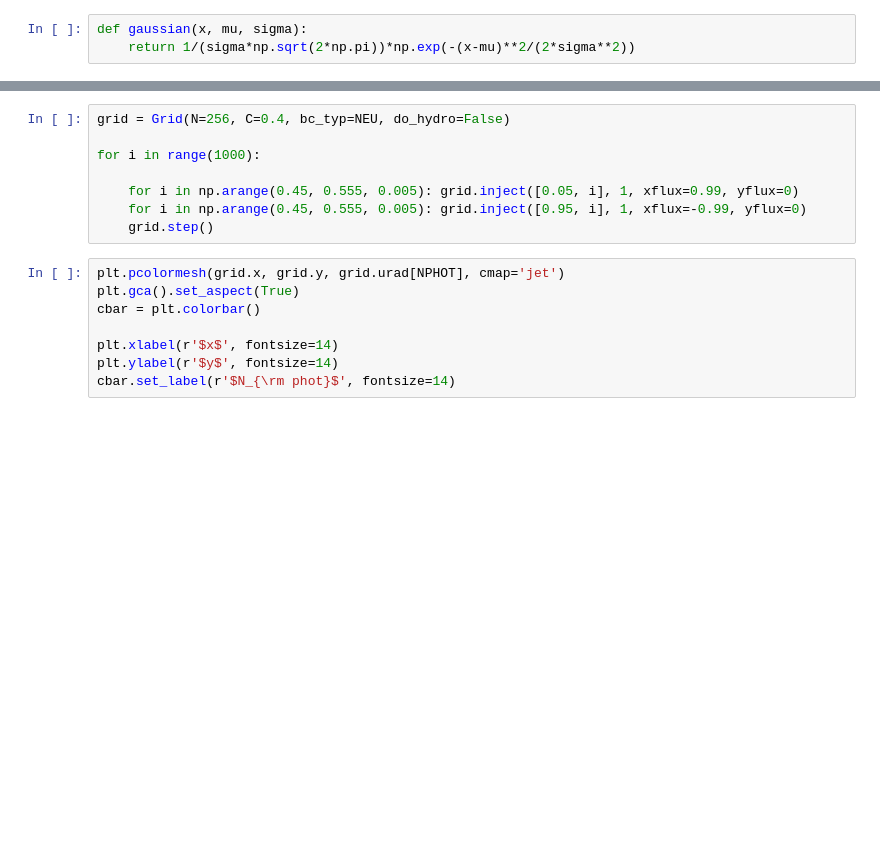
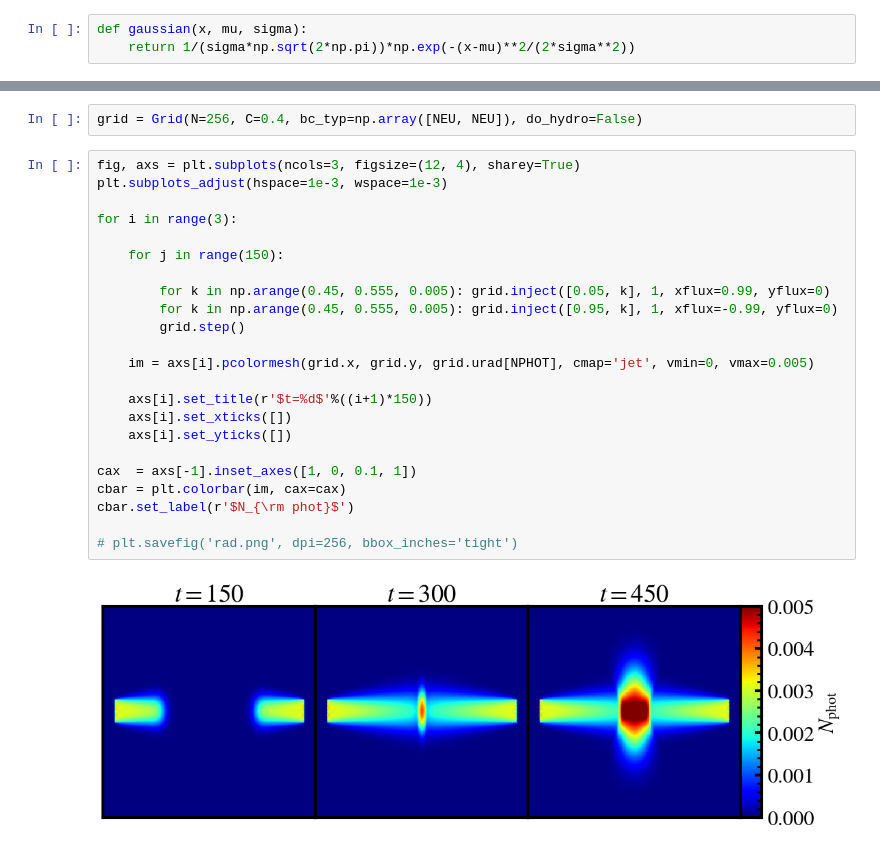
Before and after one commit to zandalman/hydro-M1, a Jupyter notebook: vis.ipynb, the cells around one changed output, grey strips where cells are left out. Drawn from its saved outputs; the diff is of its cells as text; blank space fills up the shorter version.

```diff
--- a/vis.ipynb
+++ b/vis.ipynb
@@ -44,16 +87,27 @@ AttributeError: 'numpy.ndarray' object has no attribute 'pcolormesh'
 # %%
-grid = Grid(N=256, C=0.4, bc_typ=NEU, do_hydro=False)
-
-for i in range(1000):
-
-    for i in np.arange(0.45, 0.555, 0.005): grid.inject([0.05, i], 1, xflux=0.99, yflux=0)
-    for i in np.arange(0.45, 0.555, 0.005): grid.inject([0.95, i], 1, xflux=-0.99, yflux=0)
-    grid.step()
+grid = Grid(N=256, C=0.4, bc_typ=np.array([NEU, NEU]), do_hydro=False)
-# %%
-plt.pcolormesh(grid.x, grid.y, grid.urad[NPHOT], cmap='jet')
-plt.gca().set_aspect(True)
-cbar = plt.colorbar()
-
-plt.xlabel(r'$x$', fontsize=14)
-plt.ylabel(r'$y$', fontsize=14)
-cbar.set_label(r'$N_{\rm phot}$', fontsize=14)
+# %%
+fig, axs = plt.subplots(ncols=3, figsize=(12, 4), sharey=True)
+plt.subplots_adjust(hspace=1e-3, wspace=1e-3)
+
+for i in range(3):
+
+    for j in range(150):
+
+        for k in np.arange(0.45, 0.555, 0.005): grid.inject([0.05, k], 1, xflux=0.99, yflux=0)
+        for k in np.arange(0.45, 0.555, 0.005): grid.inject([0.95, k], 1, xflux=-0.99, yflux=0)
+        grid.step()
+
+    im = axs[i].pcolormesh(grid.x, grid.y, grid.urad[NPHOT], cmap='jet', vmin=0, vmax=0.005)
+
+    axs[i].set_title(r'$t=%d$'%((i+1)*150))
+    axs[i].set_xticks([])
+    axs[i].set_yticks([])
+
+cax  = axs[-1].inset_axes([1, 0, 0.1, 1])
+cbar = plt.colorbar(im, cax=cax)
+cbar.set_label(r'$N_{\rm phot}$')
+
+# plt.savefig('rad.png', dpi=256, bbox_inches='tight')
+# %% [output]
+[figure, added]
```
Also changed, not shown: parts of 5 cells of this notebook, 3 other files.
